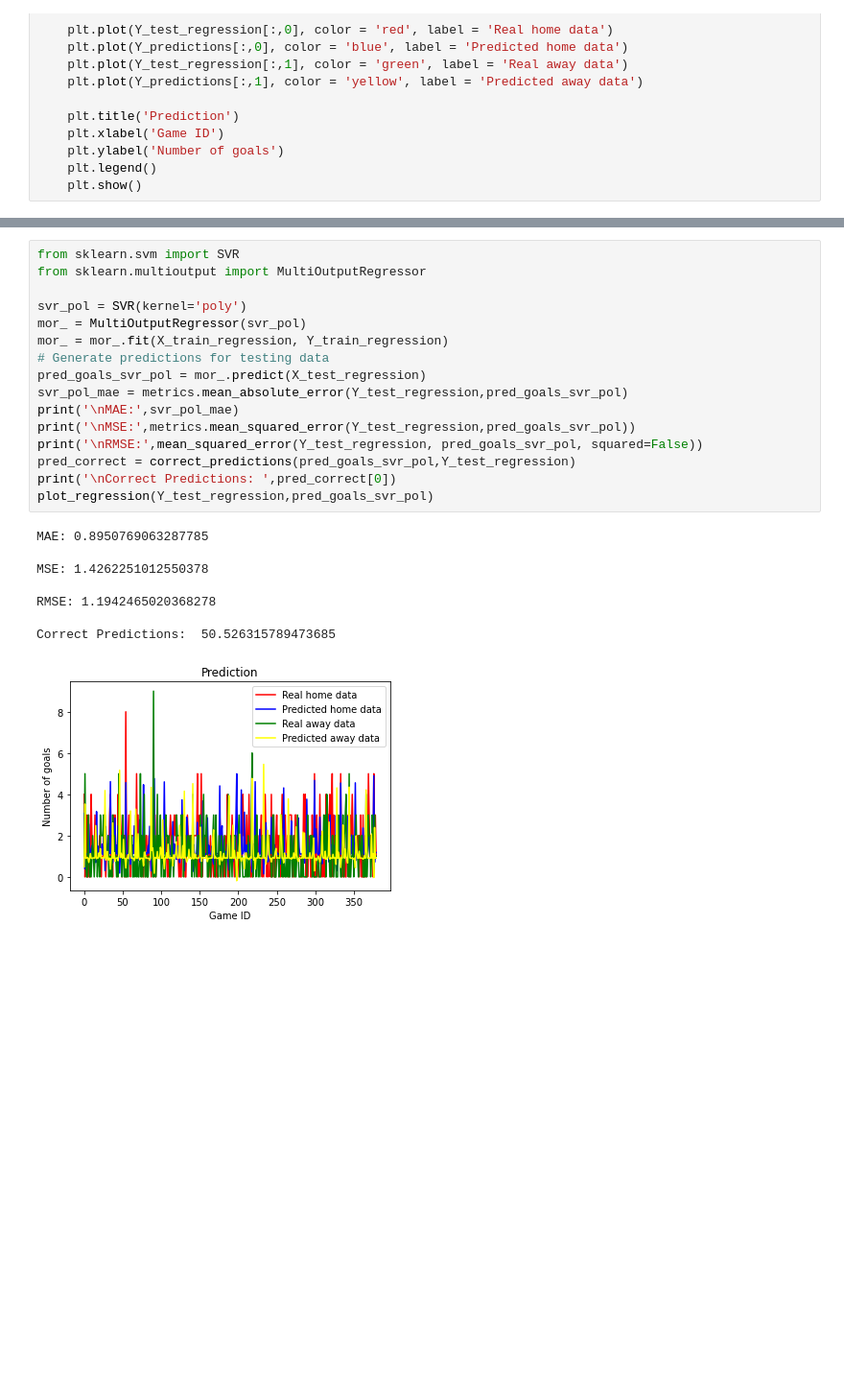
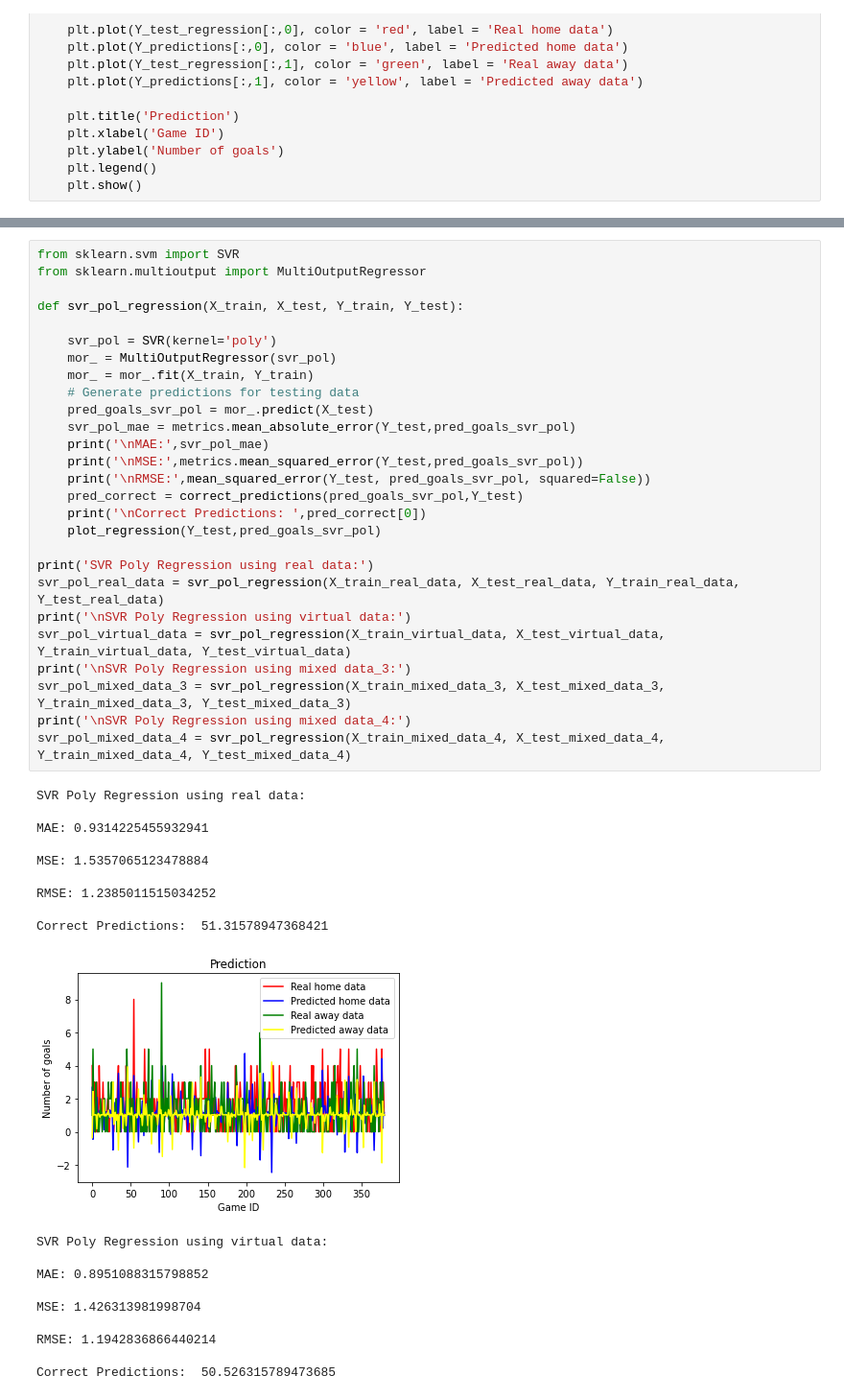
Before and after one commit to OranHoward/Football-Predictions, a Jupyter notebook: Regression.ipynb, the cells around one changed output, grey strips where cells are left out. Shown at 96% size. Saved outputs shown, nothing was run; the diff lists cells and outputs as text; blank space fills up the shorter version.

```diff
--- a/Regression.ipynb
+++ b/Regression.ipynb
@@ -297,25 +484,47 @@ Correct Predictions:  50.78947368421053
 # %%
 from sklearn.svm import SVR
 from sklearn.multioutput import MultiOutputRegressor
 
-svr_pol = SVR(kernel='poly')
-mor_ = MultiOutputRegressor(svr_pol)
-mor_ = mor_.fit(X_train_regression, Y_train_regression)
-# Generate predictions for testing data
-pred_goals_svr_pol = mor_.predict(X_test_regression)
-svr_pol_mae = metrics.mean_absolute_error(Y_test_regression,pred_goals_svr_pol)
-print('\nMAE:',svr_pol_mae)
-print('\nMSE:',metrics.mean_squared_error(Y_test_regression,pred_goals_svr_pol))
-print('\nRMSE:',mean_squared_error(Y_test_regression, pred_goals_svr_pol, squared=False))
-pred_correct = correct_predictions(pred_goals_svr_pol,Y_test_regression)
-print('\nCorrect Predictions: ',pred_correct[0])
-plot_regression(Y_test_regression,pred_goals_svr_pol)
+def svr_pol_regression(X_train, X_test, Y_train, Y_test):
+
+    svr_pol = SVR(kernel='poly')
+    mor_ = MultiOutputRegressor(svr_pol)
+    mor_ = mor_.fit(X_train, Y_train)
+    # Generate predictions for testing data
+    pred_goals_svr_pol = mor_.predict(X_test)
+    svr_pol_mae = metrics.mean_absolute_error(Y_test,pred_goals_svr_pol)
+    print('\nMAE:',svr_pol_mae)
+    print('\nMSE:',metrics.mean_squared_error(Y_test,pred_goals_svr_pol))
+    print('\nRMSE:',mean_squared_error(Y_test, pred_goals_svr_pol, squared=False))
+    pred_correct = correct_predictions(pred_goals_svr_pol,Y_test)
+    print('\nCorrect Predictions: ',pred_correct[0])
+    plot_regression(Y_test,pred_goals_svr_pol)
+
+print('SVR Poly Regression using real data:')
+svr_pol_real_data = svr_pol_regression(X_train_real_data, X_test_real_data, Y_train_real_data, Y_test_real_data)
+print('\nSVR Poly Regression using virtual data:')
+svr_pol_virtual_data = svr_pol_regression(X_train_virtual_data, X_test_virtual_data, Y_train_virtual_data, Y_test_virtual_data)
+print('\nSVR Poly Regression using mixed data_3:')
+svr_pol_mixed_data_3 = svr_pol_regression(X_train_mixed_data_3, X_test_mixed_data_3, Y_train_mixed_data_3, Y_test_mixed_data_3)
+print('\nSVR Poly Regression using mixed data_4:')
+svr_pol_mixed_data_4 = svr_pol_regression(X_train_mixed_data_4, X_test_mixed_data_4, Y_train_mixed_data_4, Y_test_mixed_data_4)
 # %% [output]
-MAE: 0.8950769063287785
+SVR Poly Regression using real data:
 
-MSE: 1.4262251012550378
+MAE: 0.9314225455932941
 
-RMSE: 1.1942465020368278
+MSE: 1.5357065123478884
 
-Correct Predictions:  50.526315789473685
+RMSE: 1.2385011515034252
+
+Correct Predictions:  51.31578947368421
-[figure, old version]
+[figure, new version]
+SVR Poly Regression using virtual data:
+
+MAE: 0.8951088315798852
+
+MSE: 1.426313981998704
+
+RMSE: 1.1942836866440214
+
+Correct Predictions:  50.526315789473685
```
Also changed, not shown: parts of 16 cells of this notebook.
